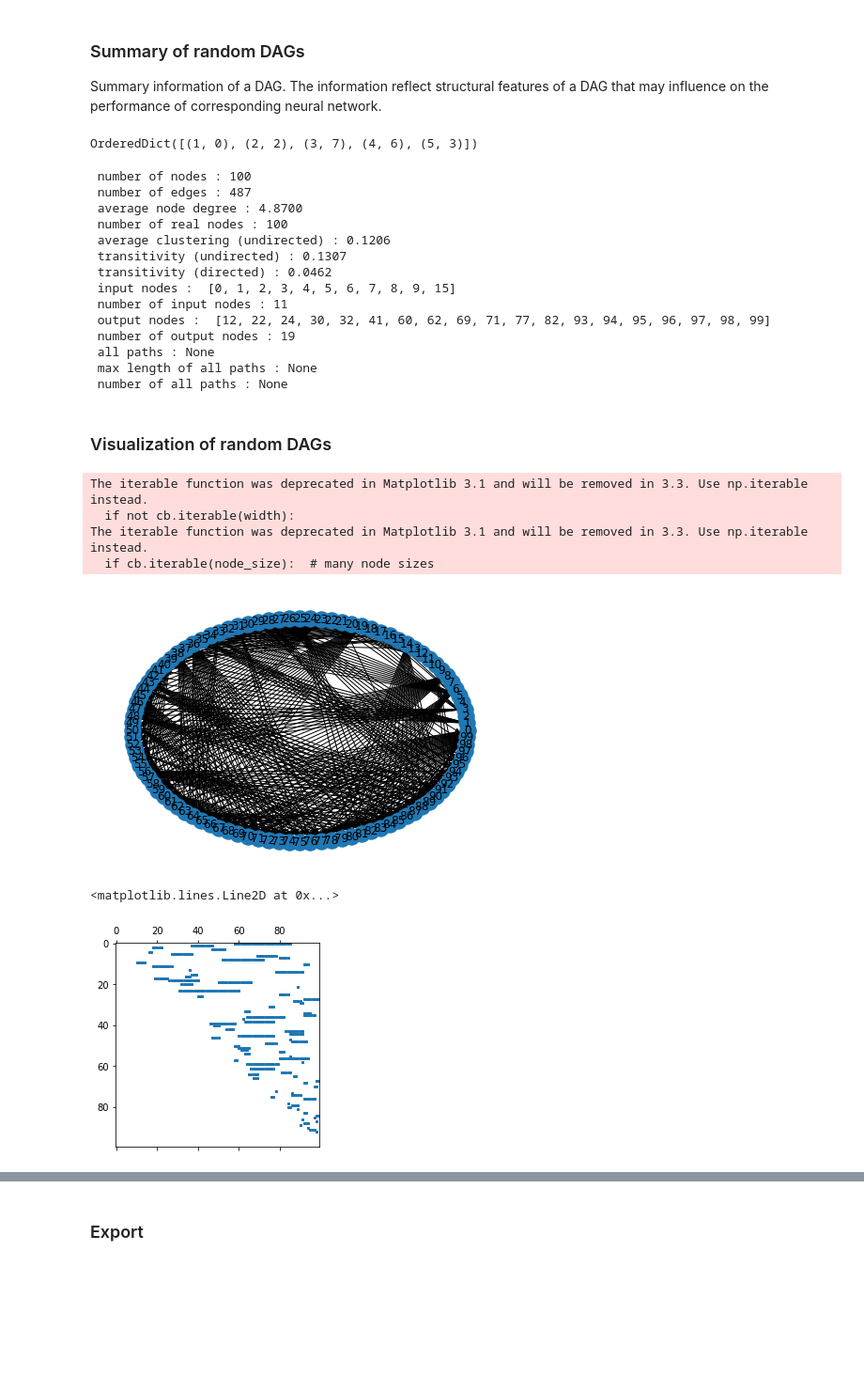
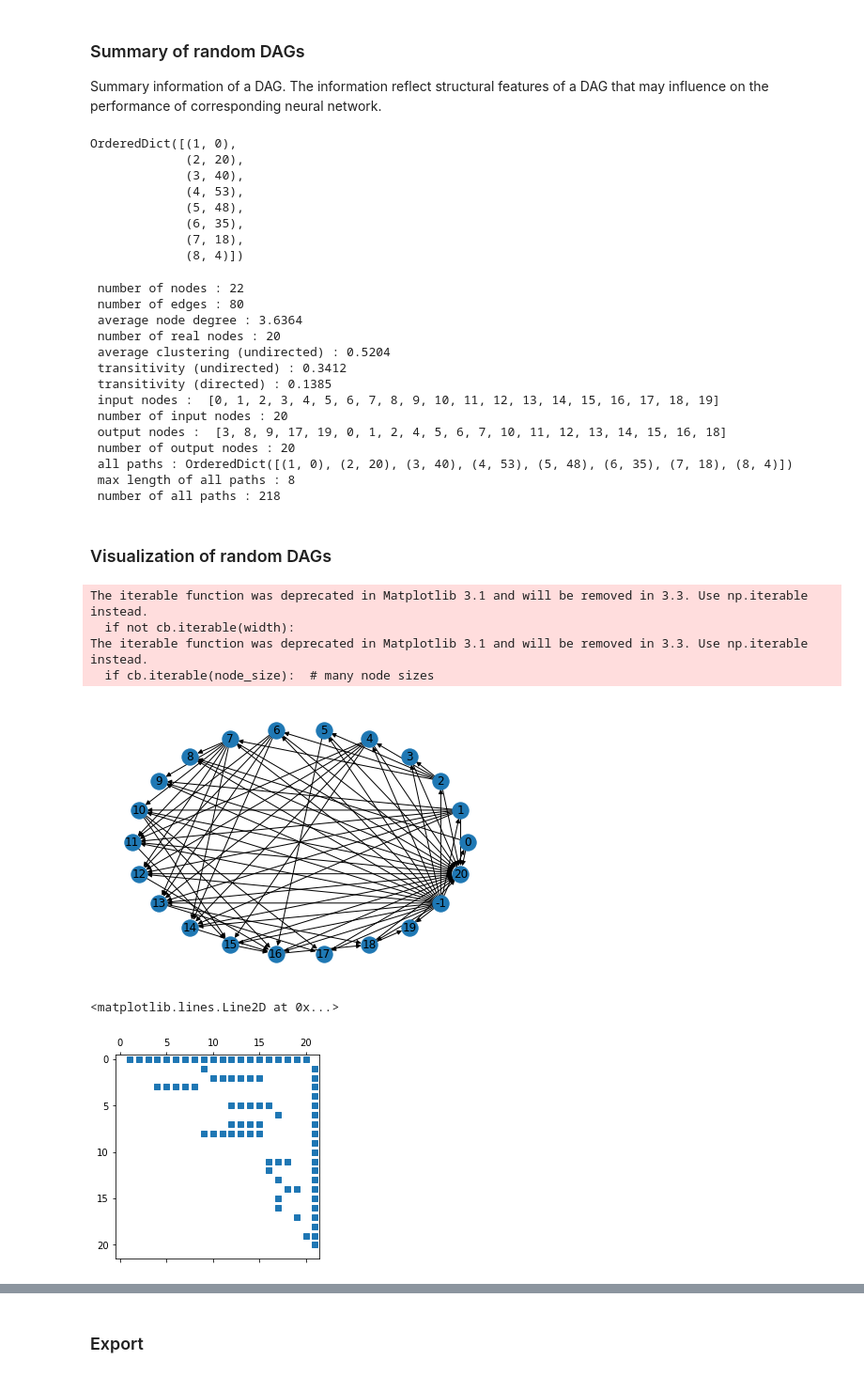
Before and after one commit to keepsimpler/zero, a Jupyter notebook: complexnet.ipynb, the cells around one changed output, grey strips where cells are left out. Shown: that part at 94% size. Cells and saved outputs as stored; diff of their text form; code cells hidden in the pictures; blank space fills up the shorter version.

```diff
--- a/complexnet.ipynb
+++ b/complexnet.ipynb
@@ -106,7 +106,7 @@ def niche(s:int, c:int, flip_diag:bool=True):
     G.graph['c'] = c
     return G  #A,
 # %%
-G = niche(100, 0.05, flip_diag=True)
+G = niche(20, 0.1, flip_diag=True)
 # %% [markdown]
 ### Add an unique input node and an unique output node for DAG
 # %%
@@ -141,6 +141,8 @@ def after_DAG(G, option:str=None):
 
     return G
 # %%
+G = after_DAG(G)
+
 G = after_DAG(G, option='all')
 # %%
 for id in G.nodes():
@@ -187,7 +189,14 @@ def paths_DAG(G):
 # %%
 paths_DAG(G)
 # %% [output]
-OrderedDict([(1, 0), (2, 2), (3, 7), (4, 6), (5, 3)])
+OrderedDict([(1, 0),
+             (2, 20),
+             (3, 40),
+             (4, 53),
+             (5, 48),
+             (6, 35),
+             (7, 18),
+             (8, 4)])
 # %%
 #export
 def summary_DAG(G):
@@ -265,20 +274,20 @@ def summary_DAG(G):
 # %%
 summary_DAG(G)
 # %% [output]
- number of nodes : 100
- number of edges : 487
- average node degree : 4.8700
- number of real nodes : 100
- average clustering (undirected) : 0.1206
- transitivity (undirected) : 0.1307
- transitivity (directed) : 0.0462
- input nodes :  [0, 1, 2, 3, 4, 5, 6, 7, 8, 9, 15]
- number of input nodes : 11
- output nodes :  [12, 22, 24, 30, 32, 41, 60, 62, 69, 71, 77, 82, 93, 94, 95, 96, 97, 98, 99]
- number of output nodes : 19
- all paths : None
- max length of all paths : None
- number of all paths : None
+ number of nodes : 22
+ number of edges : 80
+ average node degree : 3.6364
+ number of real nodes : 20
+ average clustering (undirected) : 0.5204
+ transitivity (undirected) : 0.3412
+ transitivity (directed) : 0.1385
+ input nodes :  [0, 1, 2, 3, 4, 5, 6, 7, 8, 9, 10, 11, 12, 13, 14, 15, 16, 17, 18, 19]
+ number of input nodes : 20
+ output nodes :  [3, 8, 9, 17, 19, 0, 1, 2, 4, 5, 6, 7, 10, 11, 12, 13, 14, 15, 16, 18]
+ number of output nodes : 20
+ all paths : OrderedDict([(1, 0), (2, 20), (3, 40), (4, 53), (5, 48), (6, 35), (7, 18), (8, 4)])
+ max length of all paths : 8
+ number of all paths : 218
 # %% [markdown]
 ### Visualization of random DAGs
 # %%
@@ -288,10 +297,10 @@ The iterable function was deprecated in Matplotlib 3.1 and will be removed in 3.
   if not cb.iterable(width):
 The iterable function was deprecated in Matplotlib 3.1 and will be removed in 3.3. Use np.iterable instead.
   if cb.iterable(node_size):  # many node sizes
-[figure, old version]
+[figure, new version]
 # %%
 A = nx.to_numpy_matrix(G, nodelist=sorted(G.nodes()))
-plt.spy(A, markersize=2)
+plt.spy(A, markersize=6)
 # %% [output]
 <matplotlib.lines.Line2D at 0x...>
-[figure, old version]
+[figure, new version]
```
Also changed, not shown: parts of 18 cells of this notebook, 4 other files.
